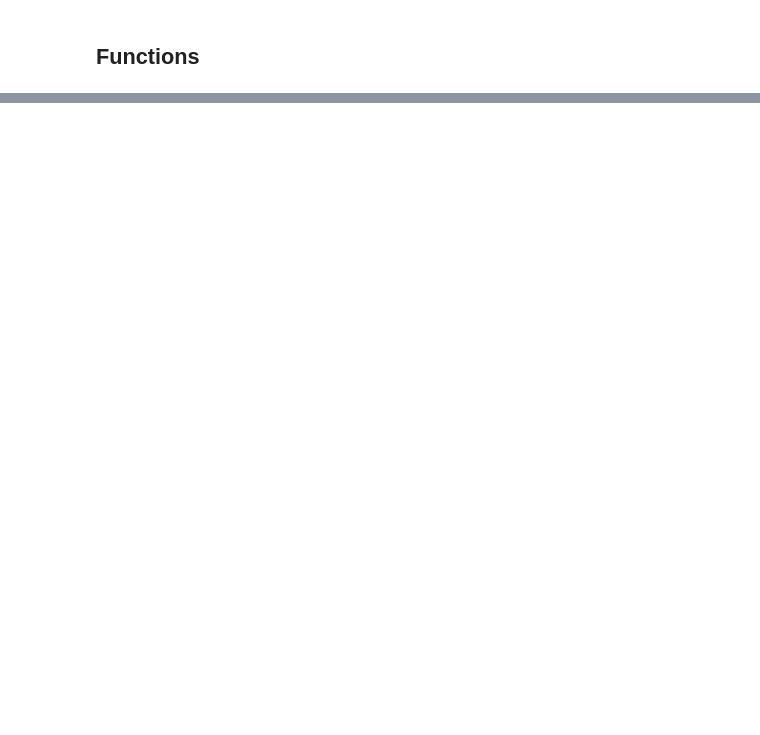
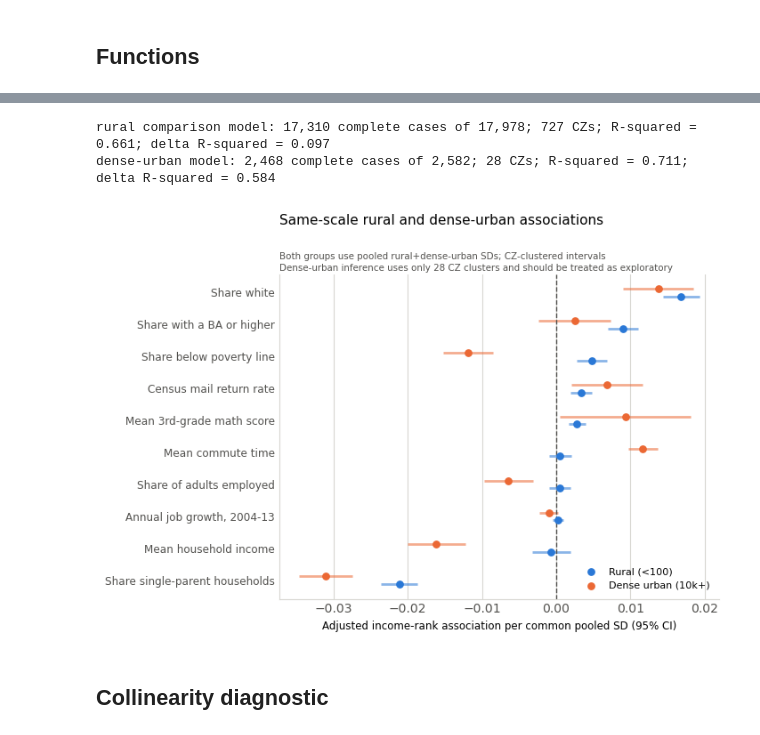
Before and after one commit to mjfortner/qss20-rural-mobility, a Jupyter notebook: code/02_analyze.ipynb, the cells around one changed output, grey strips where cells are left out. Drawn from its saved outputs; the diff is of its cells as text; code cells hidden in the pictures; blank space fills up the shorter version.

```diff
--- a/code/02_analyze.ipynb
+++ b/code/02_analyze.ipynb
@@ -137,7 +25,0 @@ Fitted on rural tracts only (density under 100 people per square mile). The dash
-# %%
-rural = df[df["popdensity2000"] < utils.RURAL_CUTOFF].copy()
-predictors = list(utils.COVARIATES.keys())
-
-print("rural tracts: {:,}".format(len(rural)))
-ols = fit_ols(rural, utils.MOBILITY_VAR, predictors)
-ols.summary()
@@ -287,0 +232,18 @@ These are descriptive associations on cross-sectional tract data, not causal est
+# %%
+dense = df[df["popdensity2000"] >= utils.DENSE_URBAN_CUTOFF].copy()
+comparison_pool = pd.concat([rural, dense], ignore_index=True)
+comparison_complete = comparison_pool[predictors].dropna()
+common_scale = (comparison_complete.mean(), comparison_complete.std())
+rural_comparison_model, _, _ = fit_adjusted_ols(
+    rural, utils.MOBILITY_VAR, predictors, "rural comparison model", scale=common_scale)
+dense_model, dense_sample, dense_delta_r2 = fit_adjusted_ols(
+    dense, utils.MOBILITY_VAR, predictors, "dense-urban model", scale=common_scale)
+rural_comparison_coefs = coef_frame(rural_comparison_model, utils.COVARIATES)
+dense_coefs = coef_frame(dense_model, utils.COVARIATES)
+rural_dense_plot(rural_comparison_coefs, dense_coefs, utils.output_path("fig3_rural_dense_coefficients.png"));
+# %% [output]
+rural comparison model: 17,310 complete cases of 17,978; 727 CZs; R-squared = 0.661; delta R-squared = 0.097
+dense-urban model: 2,468 complete cases of 2,582; 28 CZs; R-squared = 0.711; delta R-squared = 0.584
+[figure, added]
+# %% [markdown]
+## Collinearity diagnostic
```
Also changed, not shown: parts of 28 cells of this notebook, 13 other files.
